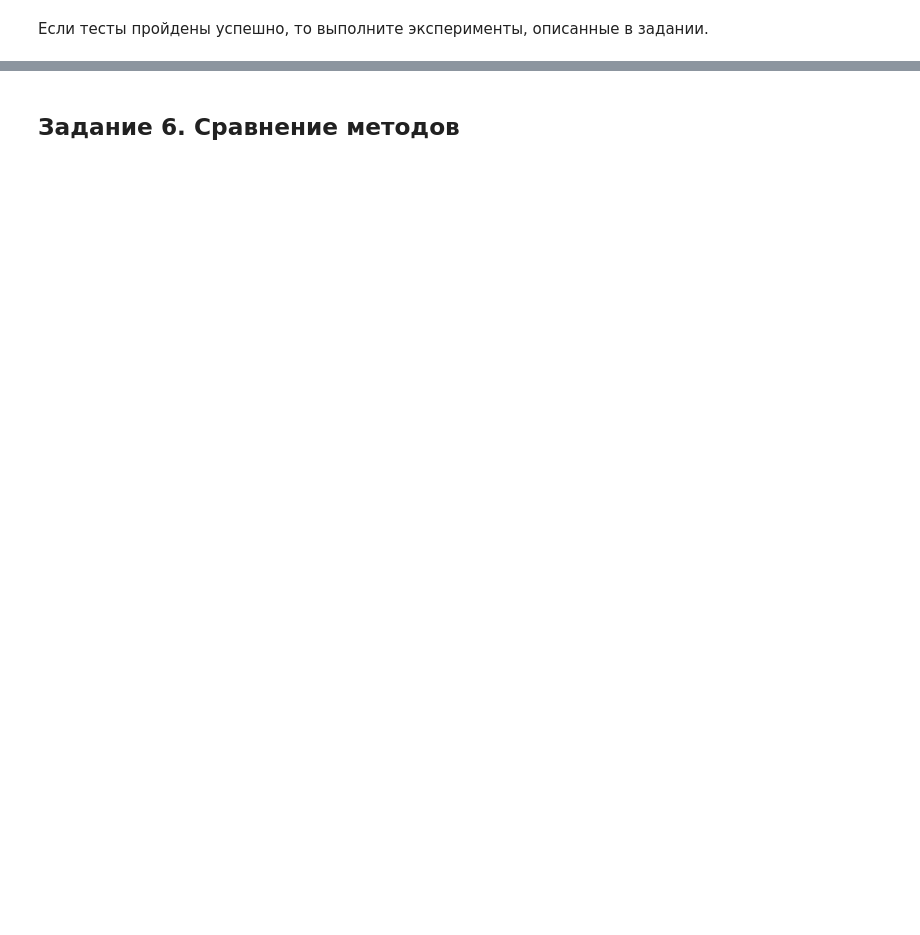
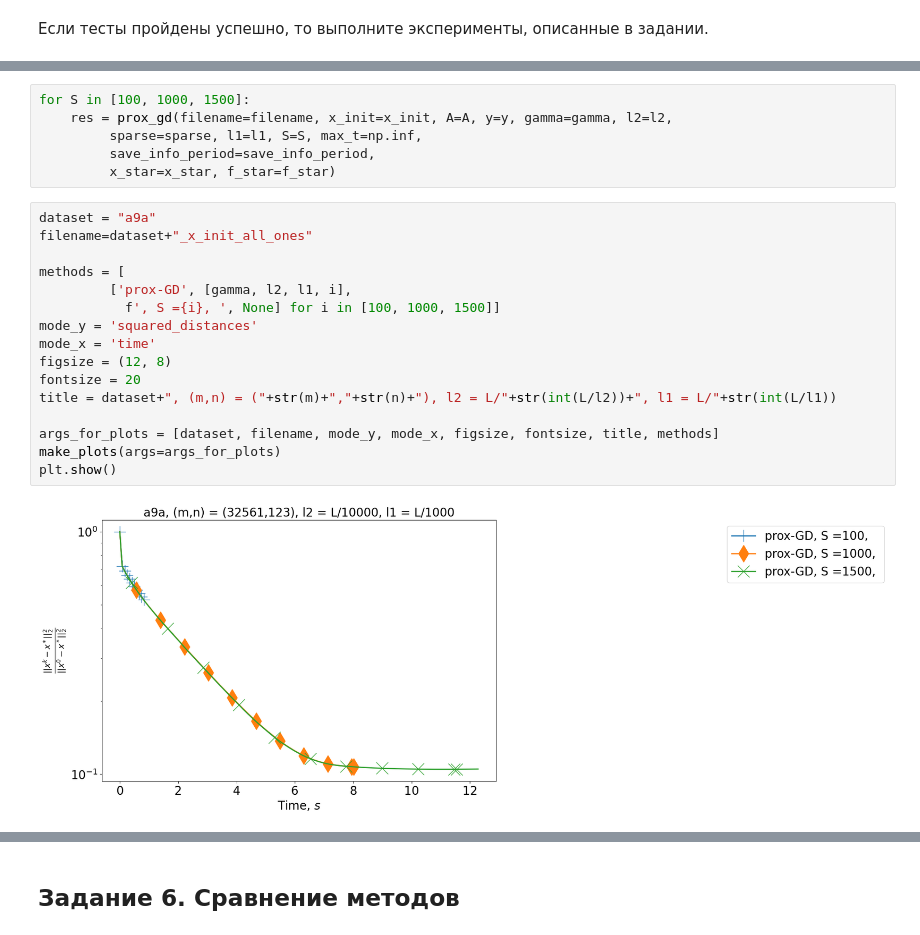
Before and after one commit to Alexeiyaganov/made_mo_ml, a Jupyter notebook: hw3/hw3.ipynb, the cells around one changed output, grey strips where cells are left out. Cells and saved outputs as stored; diff of their text form; blank space fills up the shorter version.

```diff
--- a/hw3/hw3.ipynb
+++ b/hw3/hw3.ipynb
@@ -827,0 +1022,24 @@ gd_test(res)
+# %%
+for S in [100, 1000, 1500]:
+    res = prox_gd(filename=filename, x_init=x_init, A=A, y=y, gamma=gamma, l2=l2,
+         sparse=sparse, l1=l1, S=S, max_t=np.inf,
+         save_info_period=save_info_period,
+         x_star=x_star, f_star=f_star)
+# %%
+dataset = "a9a"
+filename=dataset+"_x_init_all_ones"
+
+methods = [
+         ['prox-GD', [gamma, l2, l1, i],
+           f', S ={i}, ', None] for i in [100, 1000, 1500]]
+mode_y = 'squared_distances'
+mode_x = 'time'
+figsize = (12, 8)
+fontsize = 20
+title = dataset+", (m,n) = ("+str(m)+","+str(n)+"), l2 = L/"+str(int(L/l2))+", l1 = L/"+str(int(L/l1))
+
+args_for_plots = [dataset, filename, mode_y, mode_x, figsize, fontsize, title, methods]
+make_plots(args=args_for_plots)
+plt.show()
+# %% [output]
+[figure, added]
```
Also changed, not shown: parts of 23 cells of this notebook, 1 other file.
